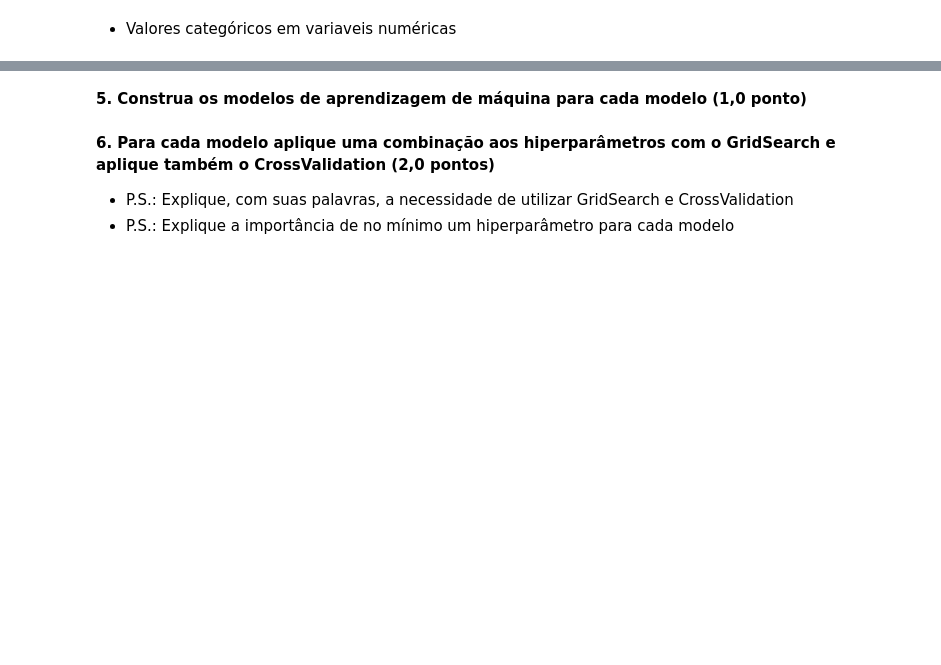
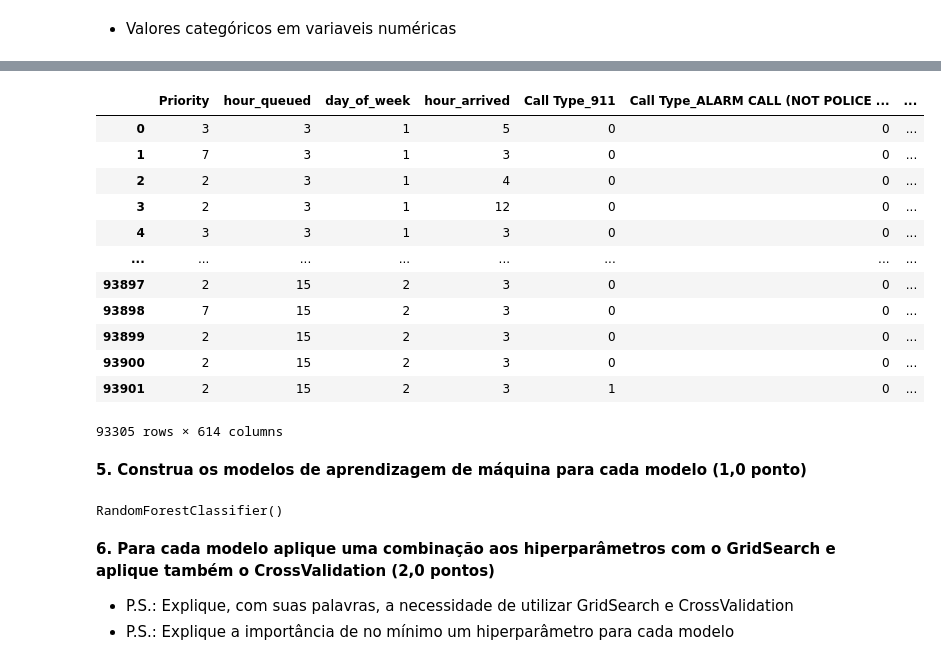
Before and after one commit to synara/kdd, a Jupyter notebook: Prova.ipynb, the cells around one changed output, grey strips where cells are left out. Cells and saved outputs as stored; diff of their text form; code cells hidden in the pictures; blank space fills up the shorter version.

```diff
--- a/Prova.ipynb
+++ b/Prova.ipynb
@@ -219,0 +245,2 @@ df.head(3)
+# %%
+df.drop(['Original Time Queued', 'Arrived Time'], axis=1, inplace=True)
@@ -227,7 +257,0 @@ def get_dummies(df, campo):
-# %%
-df = get_dummies(df, 'Call Type')
-df = get_dummies(df, 'Initial Call Type')
-df = get_dummies(df, 'Final Call Type')
-df = get_dummies(df, 'Precinct')
-df = get_dummies(df, 'Sector')
-df = get_dummies(df, 'Beat')
@@ -248,0 +258,2 @@ df.head()
+# %%
+x = df.loc[:, df.columns != 'Event Clearance Description']
@@ -249,3 +262,21 @@ df.head()
+# %%
+x = pd.get_dummies(x)
+# %%
+x.head(3)
+# %% [output]
+|  | Priority | hour_queued | day_of_week | hour_arrived | Call Type_911 | Call Type_ALARM CALL (NOT POLICE ... | ... |
+| 0 | 3 | 3 | 1 | 5 | 0 | 0 | ... |
+| 1 | 7 | 3 | 1 | 3 | 0 | 0 | ... |
+| 2 | 2 | 3 | 1 | 4 | 0 | 0 | ... |
+| 3 | 2 | 3 | 1 | 12 | 0 | 0 | ... |
+| 4 | 3 | 3 | 1 | 3 | 0 | 0 | ... |
+| ... | ... | ... | ... | ... | ... | ... | ... |
+| 93897 | 2 | 15 | 2 | 3 | 0 | 0 | ... |
+| 93898 | 7 | 15 | 2 | 3 | 0 | 0 | ... |
+| 93899 | 2 | 15 | 2 | 3 | 0 | 0 | ... |
+| 93900 | 2 | 15 | 2 | 3 | 0 | 0 | ... |
+| 93901 | 2 | 15 | 2 | 3 | 1 | 0 | ... |
+93305 rows × 614 columns
 # %% [markdown]
 **5. Construa os modelos de aprendizagem de máquina para cada modelo (1,0 ponto)**
 # %%
@@ -263,6 +294,10 @@ X_train, X_test, y_train, y_test = train_test_split(df.drop(['Event Clearance De
 rfc = RandomForestClassifier()
 dtc = DecisionTreeClassifier()
 knn = KNeighborsClassifier()
+# %%
+rfc.fit(X_train, y_train)
+# %% [output]
+RandomForestClassifier()
 # %% [markdown]
 **6. Para cada modelo aplique uma combinação aos hiperparâmetros com o GridSearch e aplique também o CrossValidation (2,0 pontos)**
   * P.S.: Explique, com suas palavras, a necessidade de utilizar GridSearch e CrossValidation
```
Also changed, not shown: parts of 16 cells of this notebook.
